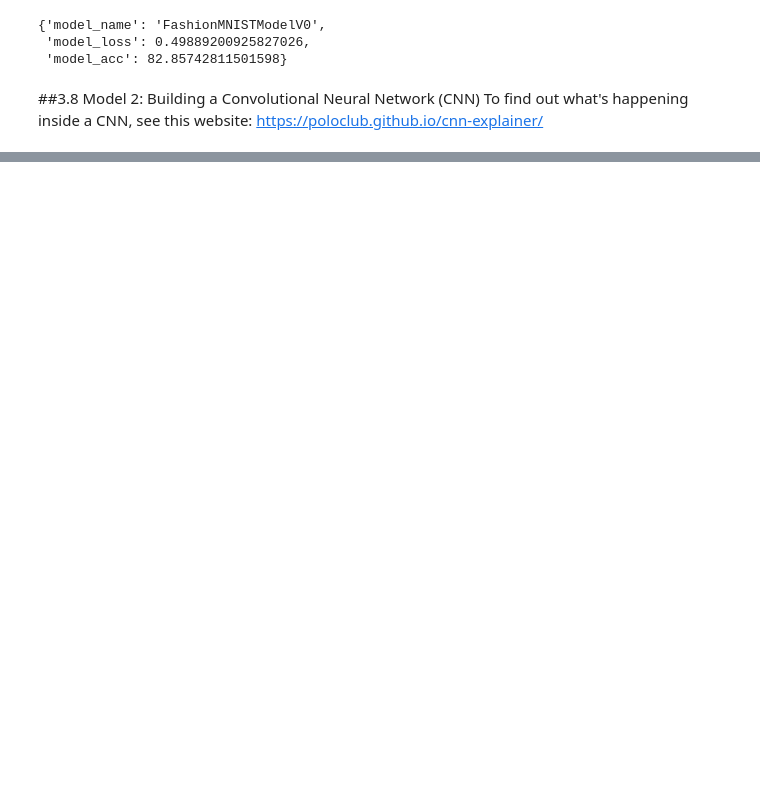
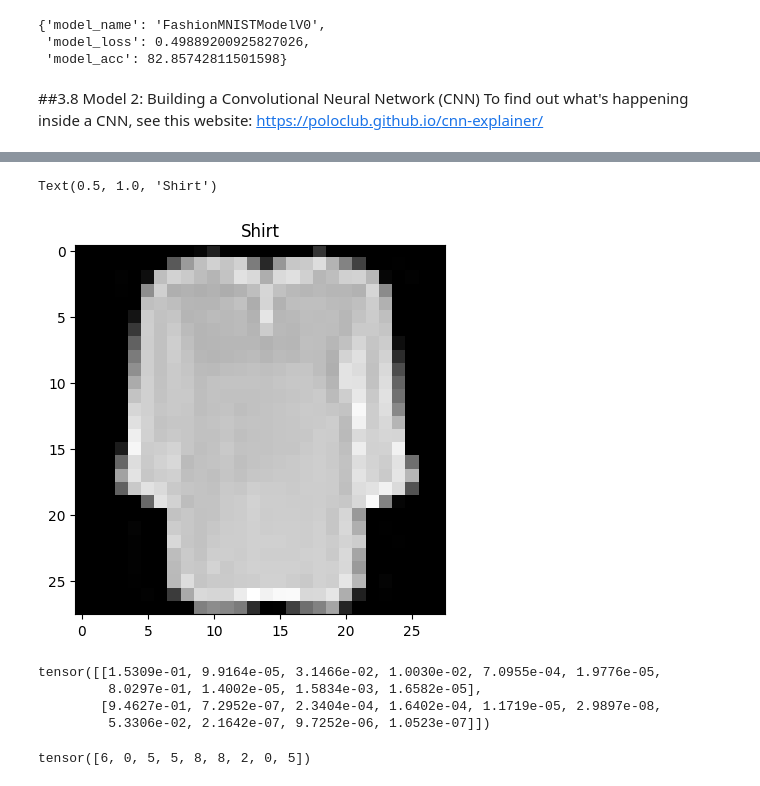
Before and after one commit to mismatchgit/PyTorch-tutorial-freecodecamp, a Jupyter notebook: pytorch_computer_vision_03.ipynb, the cells around one changed output, grey strips where cells are left out. Drawn from its saved outputs; the diff is of its cells as text; code cells hidden in the pictures; blank space fills up the shorter version.

```diff
--- a/pytorch_computer_vision_03.ipynb
+++ b/pytorch_computer_vision_03.ipynb
@@ -739,0 +987,24 @@ class FashionMNISTModelV2(nn.Module):
+# %%
+plt.imshow(test_samples[0].squeeze(), cmap="gray")
+plt.title(class_names[test_labels[0]])
+# %% [output]
+Text(0.5, 1.0, 'Shirt')
+[figure, added]
+# %%
+# Make predictions
+pred_probs = make_predictions(model=model_2,
+                              data=test_samples)
+
+# View first two prediction probabilities
+pred_probs[:2]
+# %% [output]
+tensor([[1.5309e-01, 9.9164e-05, 3.1466e-02, 1.0030e-02, 7.0955e-04, 1.9776e-05,
+         8.0297e-01, 1.4002e-05, 1.5834e-03, 1.6582e-05],
+        [9.4627e-01, 7.2952e-07, 2.3404e-04, 1.6402e-04, 1.1719e-05, 2.9897e-08,
+         5.3306e-02, 2.1642e-07, 9.7252e-06, 1.0523e-07]])
+# %%
+# Convert prediction probabilities to labels
+pred_classes = pred_probs.argmax(dim=1)
+pred_classes
+# %% [output]
+tensor([6, 0, 5, 5, 8, 8, 2, 0, 5])
```
Also changed, not shown: parts of 44 cells of this notebook.
